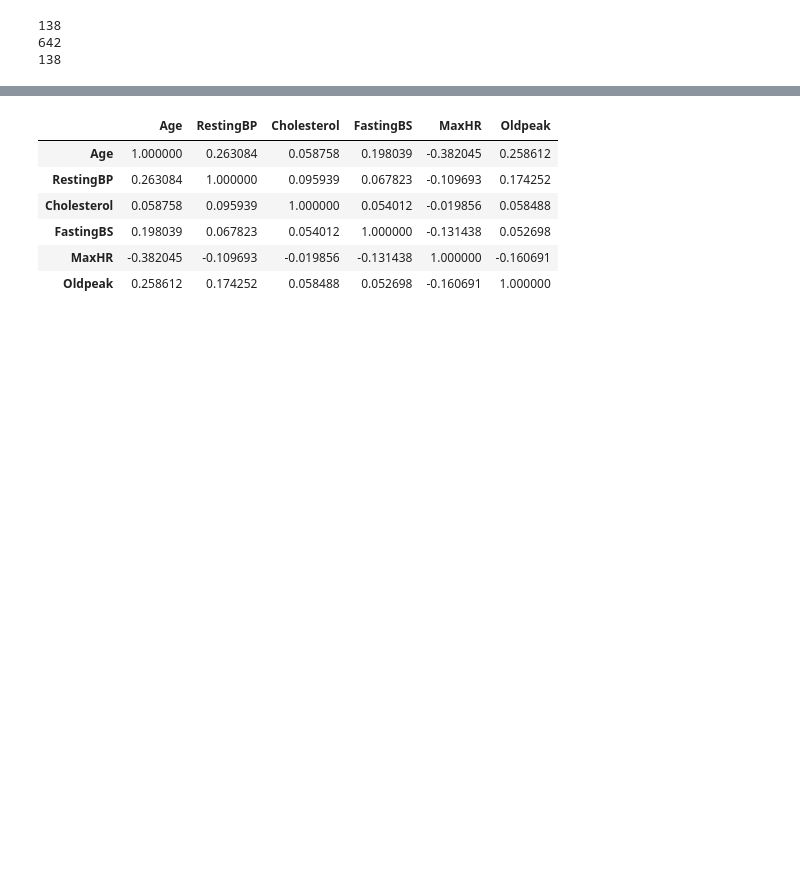
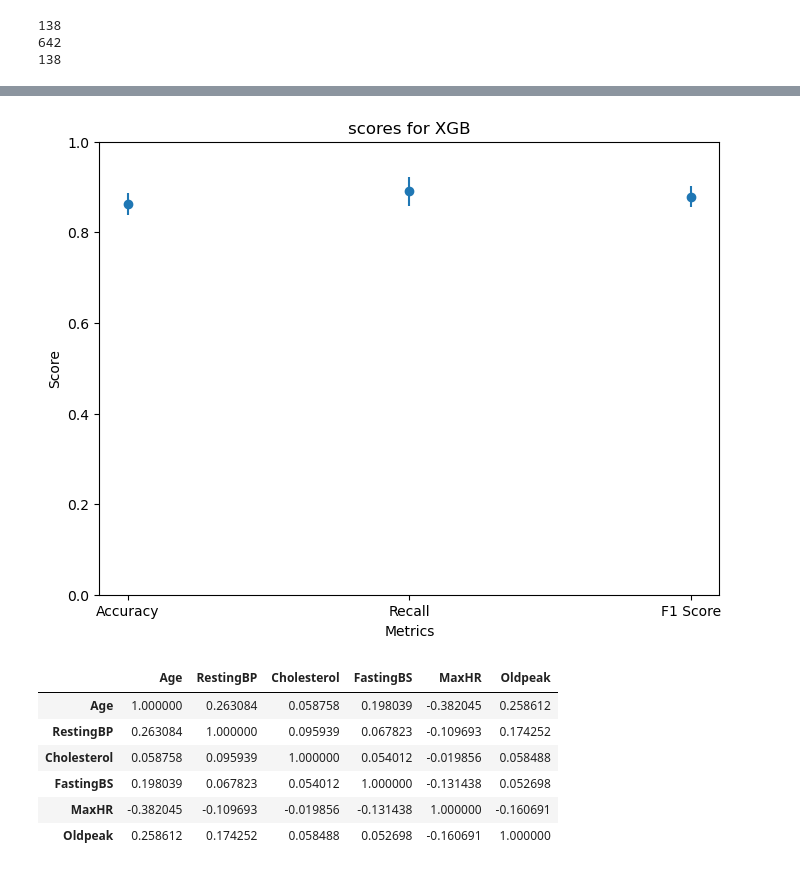
Before and after one commit to wjaekle/heart_project, a Jupyter notebook: src/MLPipelines.ipynb, the cells around one changed output, grey strips where cells are left out. Cells and saved outputs as stored; diff of their text form; code cells hidden in the pictures; blank space fills up the shorter version.

```diff
--- a/src/MLPipelines.ipynb
+++ b/src/MLPipelines.ipynb
@@ -186,3 +268,17 @@ the test R2: 0.366801489251358
+# %%
+scores = ["Accuracy", "Recall", "F1 Score"]
+means = [np.mean(XGB_accuracies), np.mean(XGB_recalls),np.mean(XGB_f1s)]
+stds = [np.std(XGB_accuracies), np.std(XGB_recalls),np.std(XGB_f1s)]
+plt.figure(figsize=(8,6), dpi=100)
+plt.errorbar(scores,means, yerr = stds,fmt="o")
+plt.ylabel("Score")
+plt.xlabel("Metrics")
+plt.title("scores for XGB")
+plt.ylim(0,1)
+plt.savefig(f"../figures/XGB_scores.png",bbox_inches="tight", dpi = 300)
+plt.show()
+# %% [output]
+[figure, added]
 # %%
 
 df.corr()
```
Also changed, not shown: parts of 38 cells of this notebook, 10 other files.
